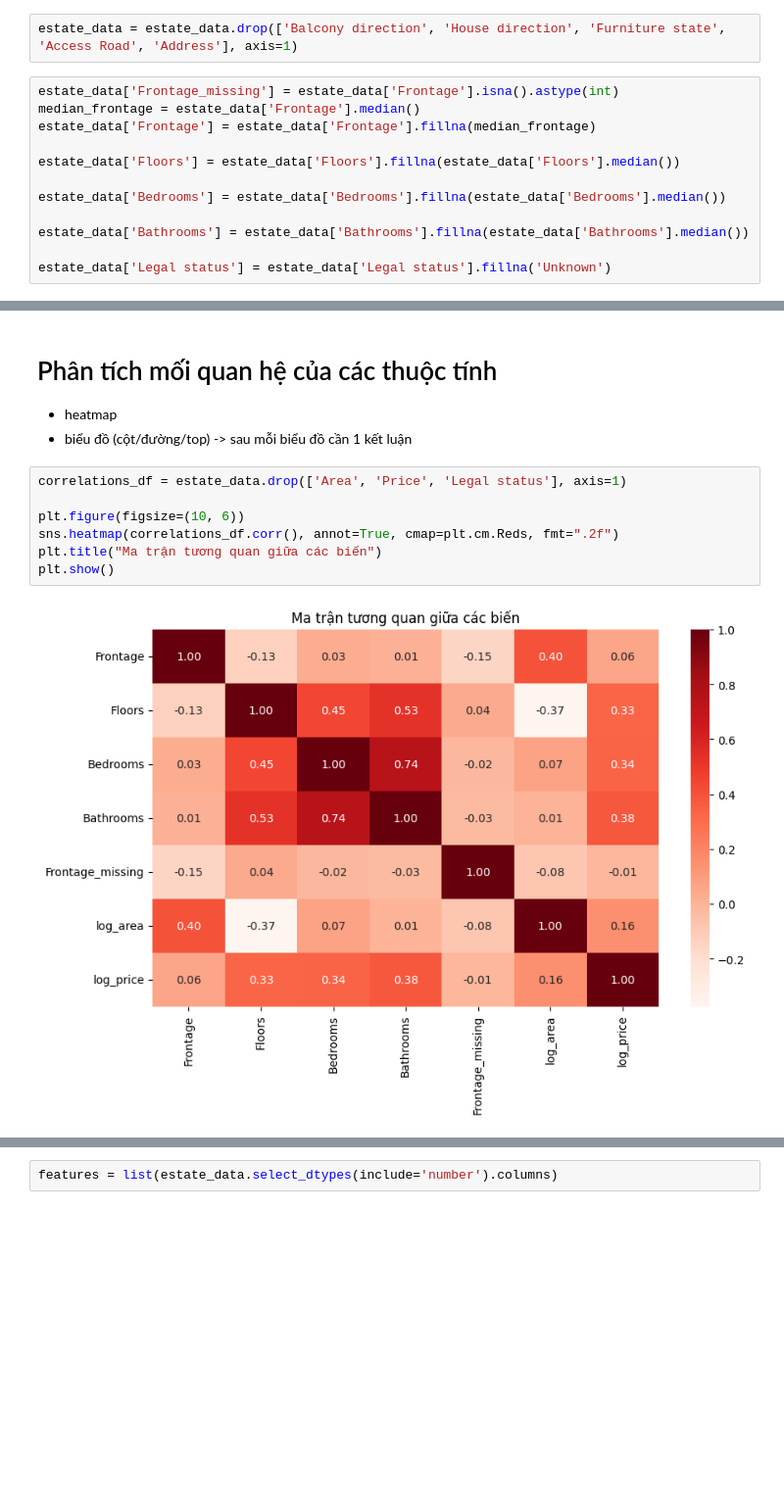
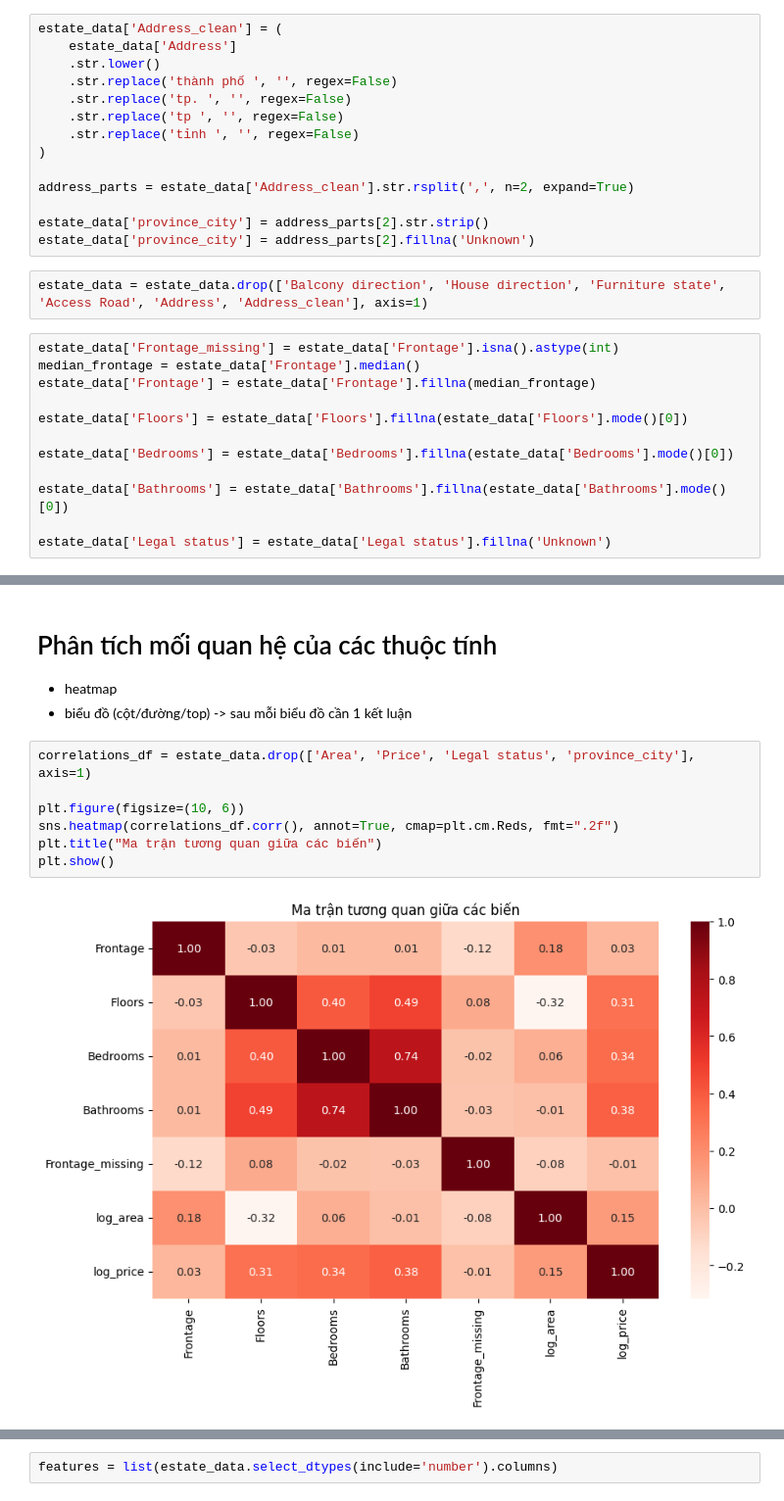
Before and after one commit to anhvq44/CSA_SPCK, a Jupyter notebook: VN_house_price.ipynb, the cells around one changed output, grey strips where cells are left out. Shown at 98% size. Cells and saved outputs as stored; diff of their text form; blank space fills up the shorter version.

Commit message:
add province column, re-train model, draw scatter-plot graphs and box graphs

```diff
--- a/VN_house_price.ipynb
+++ b/VN_house_price.ipynb
@@ -38,18 +38,32 @@ Data columns (total 12 columns):
  11  Price              30229 non-null  float64
 dtypes: float64(7), object(5)
 memory usage: 2.8+ MB
+# %%
+estate_data['Address_clean'] = (
+    estate_data['Address']
+    .str.lower()
+    .str.replace('thành phố ', '', regex=False)
+    .str.replace('tp. ', '', regex=False)
+    .str.replace('tp ', '', regex=False)
+    .str.replace('tỉnh ', '', regex=False)
+)
+
+address_parts = estate_data['Address_clean'].str.rsplit(',', n=2, expand=True)
+
+estate_data['province_city'] = address_parts[2].str.strip()
+estate_data['province_city'] = address_parts[2].fillna('Unknown')
 # %%
-estate_data = estate_data.drop(['Balcony direction', 'House direction', 'Furniture state', 'Access Road', 'Address'], axis=1)
+estate_data = estate_data.drop(['Balcony direction', 'House direction', 'Furniture state', 'Access Road', 'Address', 'Address_clean'], axis=1)
 # %%
 estate_data['Frontage_missing'] = estate_data['Frontage'].isna().astype(int)
 median_frontage = estate_data['Frontage'].median()
 estate_data['Frontage'] = estate_data['Frontage'].fillna(median_frontage)
 
-estate_data['Floors'] = estate_data['Floors'].fillna(estate_data['Floors'].median())
+estate_data['Floors'] = estate_data['Floors'].fillna(estate_data['Floors'].mode()[0])
 
-estate_data['Bedrooms'] = estate_data['Bedrooms'].fillna(estate_data['Bedrooms'].median())
+estate_data['Bedrooms'] = estate_data['Bedrooms'].fillna(estate_data['Bedrooms'].mode()[0])
 
-estate_data['Bathrooms'] = estate_data['Bathrooms'].fillna(estate_data['Bathrooms'].median())
+estate_data['Bathrooms'] = estate_data['Bathrooms'].fillna(estate_data['Bathrooms'].mode()[0])
 
 estate_data['Legal status'] = estate_data['Legal status'].fillna('Unknown')
 # %%
@@ -91,11 +101,11 @@ estate_data['log_price'] = np.log(estate_data['Price'])
 - heatmap
 - biểu đồ (cột/đường/top) -> sau mỗi biểu đồ cần 1 kết luận
 # %%
-correlations_df = estate_data.drop(['Area', 'Price', 'Legal status'], axis=1)
+correlations_df = estate_data.drop(['Area', 'Price', 'Legal status', 'province_city'], axis=1)
 
 plt.figure(figsize=(10, 6))
 sns.heatmap(correlations_df.corr(), annot=True, cmap=plt.cm.Reds, fmt=".2f")
 plt.title("Ma trận tương quan giữa các biến")
 plt.show()
 # %% [output]
-[figure, old version]
+[figure, new version]
```
Also changed, not shown: parts of 13 cells of this notebook.
